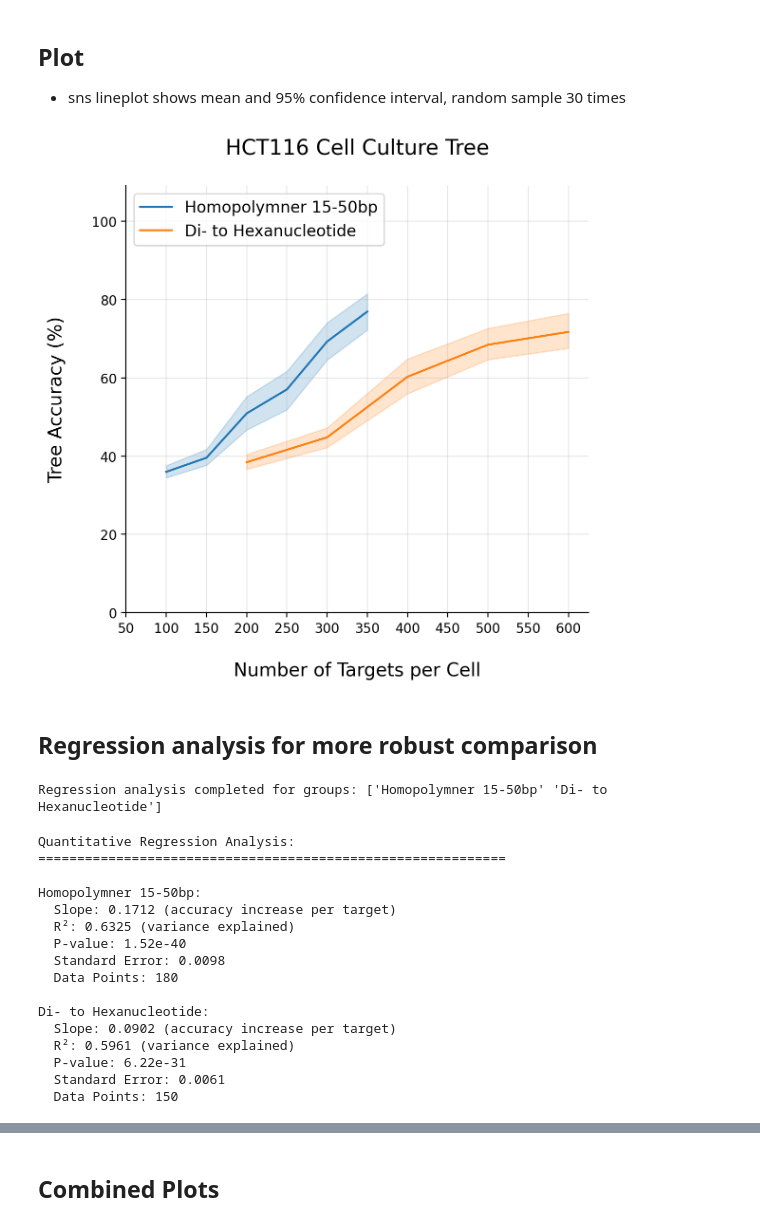
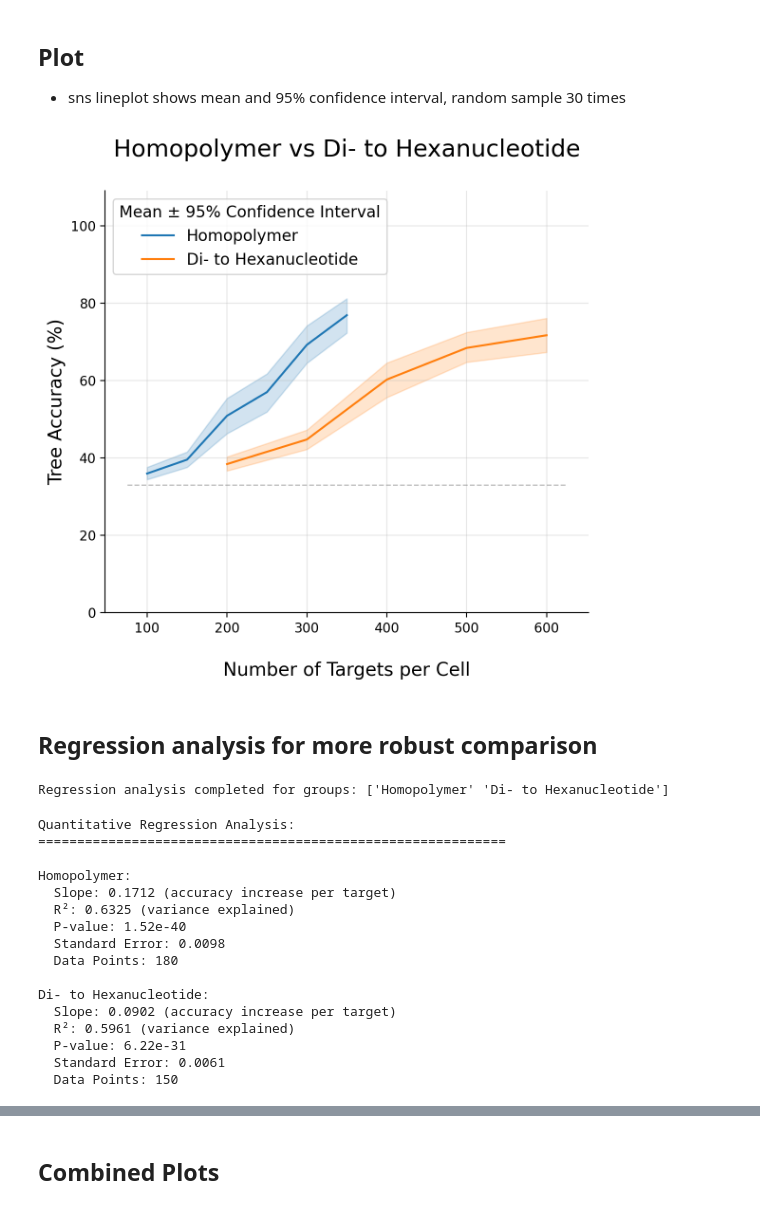
Before and after one commit to tonypincheng/RETrace2, a Jupyter notebook: notebooks/Fig1_HCT116tree_DownsampleAccuracy.ipynb, the cells around one changed output, grey strips where cells are left out. Drawn from its saved outputs; the diff is of its cells as text; code cells hidden in the pictures.

```diff
--- a/notebooks/Fig1_HCT116tree_DownsampleAccuracy.ipynb
+++ b/notebooks/Fig1_HCT116tree_DownsampleAccuracy.ipynb
@@ -135,7 +99,7 @@ from scipy import stats
 # create dictionary with key as probe set name and ouput directory
 downsample_dir = '/home/tcheng/tcheng/Projects/RETrace/20210920_NovaSeq_HCT116_1nt12k_2nt24k/downsample_targets'
 
-data_dict = {'Homopolymner 15-50bp': f'{downsample_dir}/TW1nt12k_downsample/output_500targets_minqual0_minreads10',
+data_dict = {'Homopolymer': f'{downsample_dir}/TW1nt12k_downsample/output_500targets_minqual0_minreads10',
              'Di- to Hexanucleotide': f'{downsample_dir}/CA2nt24k_downsample/output_500targets_minqual0_minreads10'}
 # %% [markdown]
 ## Read downsample results
@@ -195,24 +159,25 @@ df_combined_filtered = df_combined.query('n_sample >= 30')
 # %%
 fig, ax = plt.subplots(figsize=(6,6), dpi=200)
 
 sns.lineplot(data=df_combined_filtered, x='n_target', y='all_accuracy', hue='group')
 
-ax.set_title('HCT116 Cell Culture Tree\n', fontsize=16)
-ax.set_ylabel('Tree Accuracy (%)\n', fontsize=14)
+ax.set_title('Homopolymer vs Di- to Hexanucleotide\n', fontsize=18)
+ax.set_ylabel('Tree Accuracy (%)', fontsize=14)
 ax.set_xlabel('\nNumber of Targets per Cell', fontsize=14)
 
 ax.grid(True, alpha=0.3)
 ax.set_ylim(0,109)
-ax.set_xticks(np.arange(50,601,50))
+ax.hlines(33, ax.get_xlim()[0], ax.get_xlim()[1], color='gray', linestyle='--', alpha=0.5, linewidth=1)
 
 ax.spines['right'].set_visible(False)
 ax.spines['top'].set_visible(False)
 
-plt.legend(fontsize=12, loc="upper left")
+plt.legend(fontsize=12, loc="upper left", title="Mean ± 95% Confidence Interval", title_fontsize=12)
 plt.tight_layout()
+plt.savefig('Fig1_HCT116_1ntVs2nt_downsample_accuracy.pdf')
 plt.show()
 # %% [output]
-[figure, old version]
+[figure, new version]
 # %% [markdown]
 ## Regression analysis for more robust comparison
 # %%
@@ -239,7 +204,7 @@ def calculate_regression_stats(df, group_name):
         'n_points': len(x)
     }
 # %%
-# Calculate regression statistics for each group
+# Calculate regression statistics for each group (for descriptive purposes)
 regression_stats = []
 
 for group in df_combined_filtered['group'].unique():
@@ -248,7 +213,7 @@ for group in df_combined_filtered['group'].unique():
 
 print("Regression analysis completed for groups:", df_combined_filtered['group'].unique())
 # %% [output]
-Regression analysis completed for groups: ['Homopolymner 15-50bp' 'Di- to Hexanucleotide']
+Regression analysis completed for groups: ['Homopolymer' 'Di- to Hexanucleotide']
 # %%
 # Display quantitative comparison table
 regression_df = pd.DataFrame(regression_stats)
@@ -265,7 +230,7 @@ for _, row in regression_df.iterrows():
 Quantitative Regression Analysis:
 ============================================================
 
-Homopolymner 15-50bp:
+Homopolymer:
   Slope: 0.1712 (accuracy increase per target)
   R²: 0.6325 (variance explained)
   P-value: 1.52e-40
```
Also changed, not shown: parts of 9 cells of this notebook, 5 other files.
